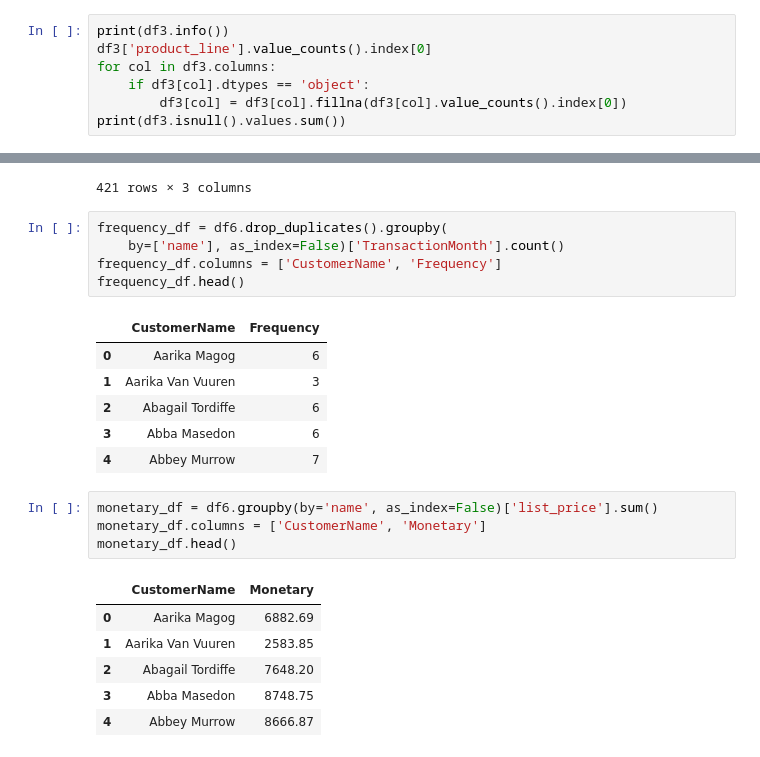
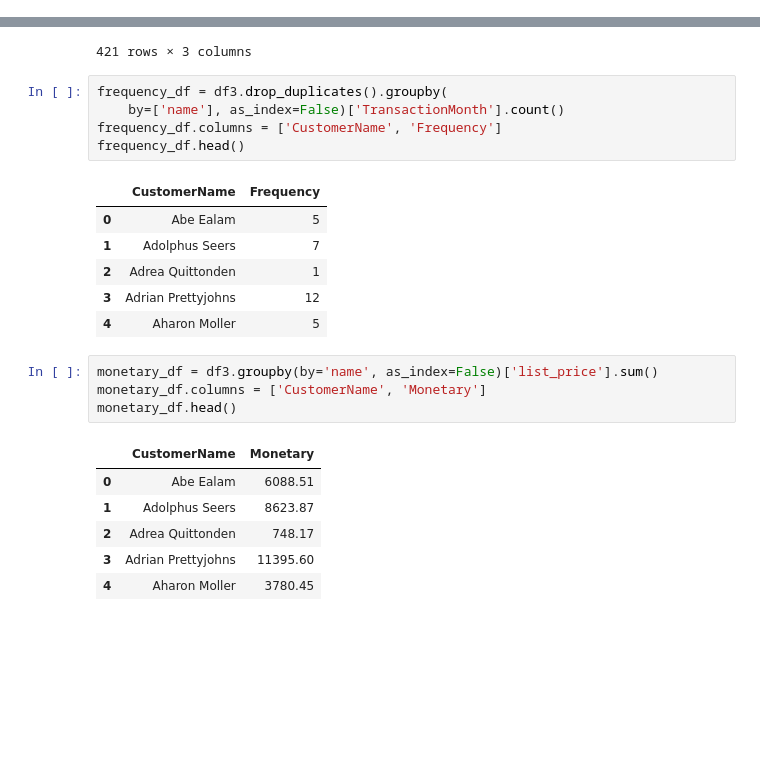
Before and after one commit to selene518/CohortAnalysis, a Jupyter notebook: Transaction_Data_Based_Cohort_Analysis.ipynb, the cells around one changed output, grey strips where cells are left out. Drawn from its saved outputs; the diff is of its cells as text; blank space fills up the shorter version.

```diff
--- a/Transaction_Data_Based_Cohort_Analysis.ipynb
+++ b/Transaction_Data_Based_Cohort_Analysis.ipynb
@@ -579,10 +577,3 @@ _ = plt.ylabel('product_line')
 [figure]
 # %% [markdown]
 # Cohort Analysis
-# %%
-print(df3.info())
-df3['product_line'].value_counts().index[0]
-for col in df3.columns:
-    if df3[col].dtypes == 'object':
-        df3[col] = df3[col].fillna(df3[col].value_counts().index[0])
-print(df3.isnull().values.sum())
@@ -945,28 +963,28 @@ df_recency
 | 420 | Zared Pinchback | 2017-01-01 | 304 |
 421 rows × 3 columns
 # %%
-frequency_df = df6.drop_duplicates().groupby(
+frequency_df = df3.drop_duplicates().groupby(
     by=['name'], as_index=False)['TransactionMonth'].count()
 frequency_df.columns = ['CustomerName', 'Frequency']
 frequency_df.head()
 # %% [output]
 |  | CustomerName | Frequency |
-| 0 | Aarika Magog | 6 |
-| 1 | Aarika Van Vuuren | 3 |
-| 2 | Abagail Tordiffe | 6 |
-| 3 | Abba Masedon | 6 |
-| 4 | Abbey Murrow | 7 |
+| 0 | Abe Ealam | 5 |
+| 1 | Adolphus Seers | 7 |
+| 2 | Adrea Quittonden | 1 |
+| 3 | Adrian Prettyjohns | 12 |
+| 4 | Aharon Moller | 5 |
 # %%
-monetary_df = df6.groupby(by='name', as_index=False)['list_price'].sum()
+monetary_df = df3.groupby(by='name', as_index=False)['list_price'].sum()
 monetary_df.columns = ['CustomerName', 'Monetary']
 monetary_df.head()
 # %% [output]
 |  | CustomerName | Monetary |
-| 0 | Aarika Magog | 6882.69 |
-| 1 | Aarika Van Vuuren | 2583.85 |
-| 2 | Abagail Tordiffe | 7648.20 |
-| 3 | Abba Masedon | 8748.75 |
-| 4 | Abbey Murrow | 8666.87 |
+| 0 | Abe Ealam | 6088.51 |
+| 1 | Adolphus Seers | 8623.87 |
+| 2 | Adrea Quittonden | 748.17 |
+| 3 | Adrian Prettyjohns | 11395.60 |
+| 4 | Aharon Moller | 3780.45 |
 # %%
 rf_df = df_recency.merge(frequency_df, on='CustomerName')
 rfm_df = rf_df.merge(monetary_df, on='CustomerName').drop(
```
Also changed, not shown: parts of 29 cells of this notebook.
